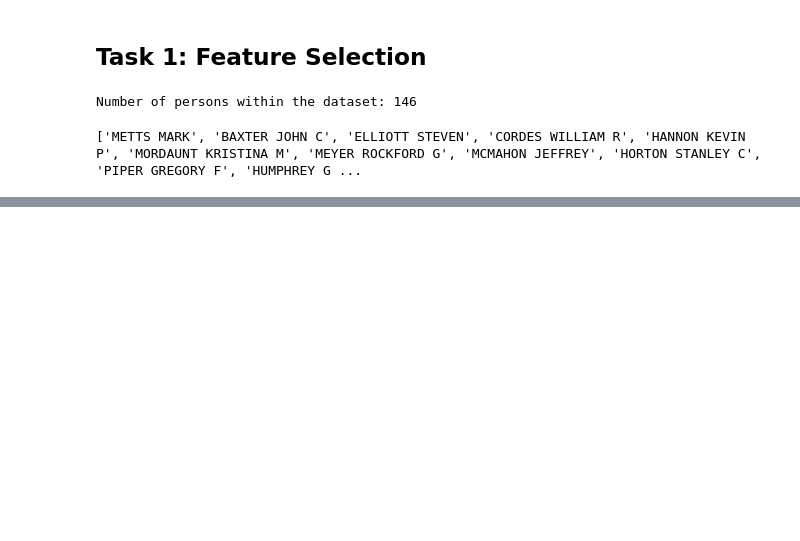
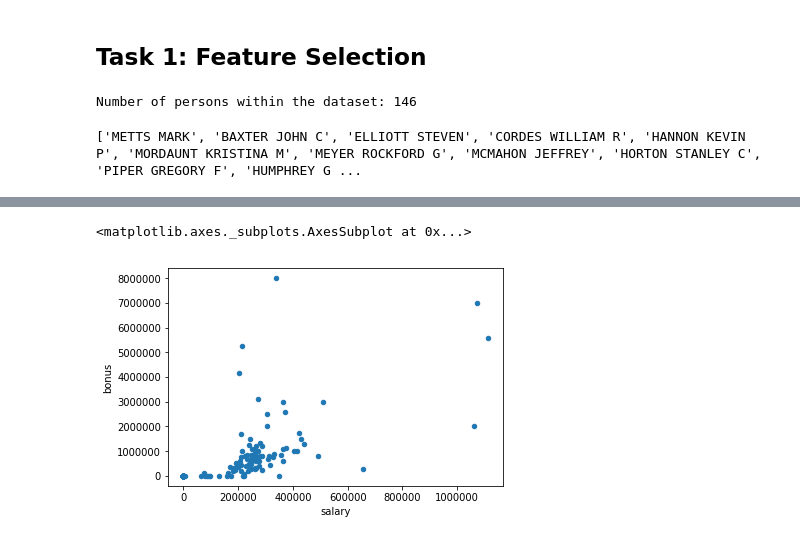
Before and after one commit to DerRuffi/Udacity_ML, a Jupyter notebook: final_project/poi_id.ipynb, the cells around one changed output, grey strips where cells are left out. Drawn from its saved outputs; the diff is of its cells as text; code cells hidden in the pictures; blank space fills up the shorter version.

```diff
--- a/final_project/poi_id.ipynb
+++ b/final_project/poi_id.ipynb
@@ -47,0 +106,9 @@ print data_dict['METTS MARK']
+# %%
+### Task 2: Remove outliers
+# the total entry is obviously an outlier, which will be droped from the dataframe
+df = df.drop(['TOTAL'])
+data_dict.pop('TOTAL', 0)
+df.plot('salary','bonus',kind = 'scatter')
+# %% [output]
+<matplotlib.axes._subplots.AxesSubplot at 0x...>
+[figure, added]
```
Also changed, not shown: parts of 22 cells of this notebook.
